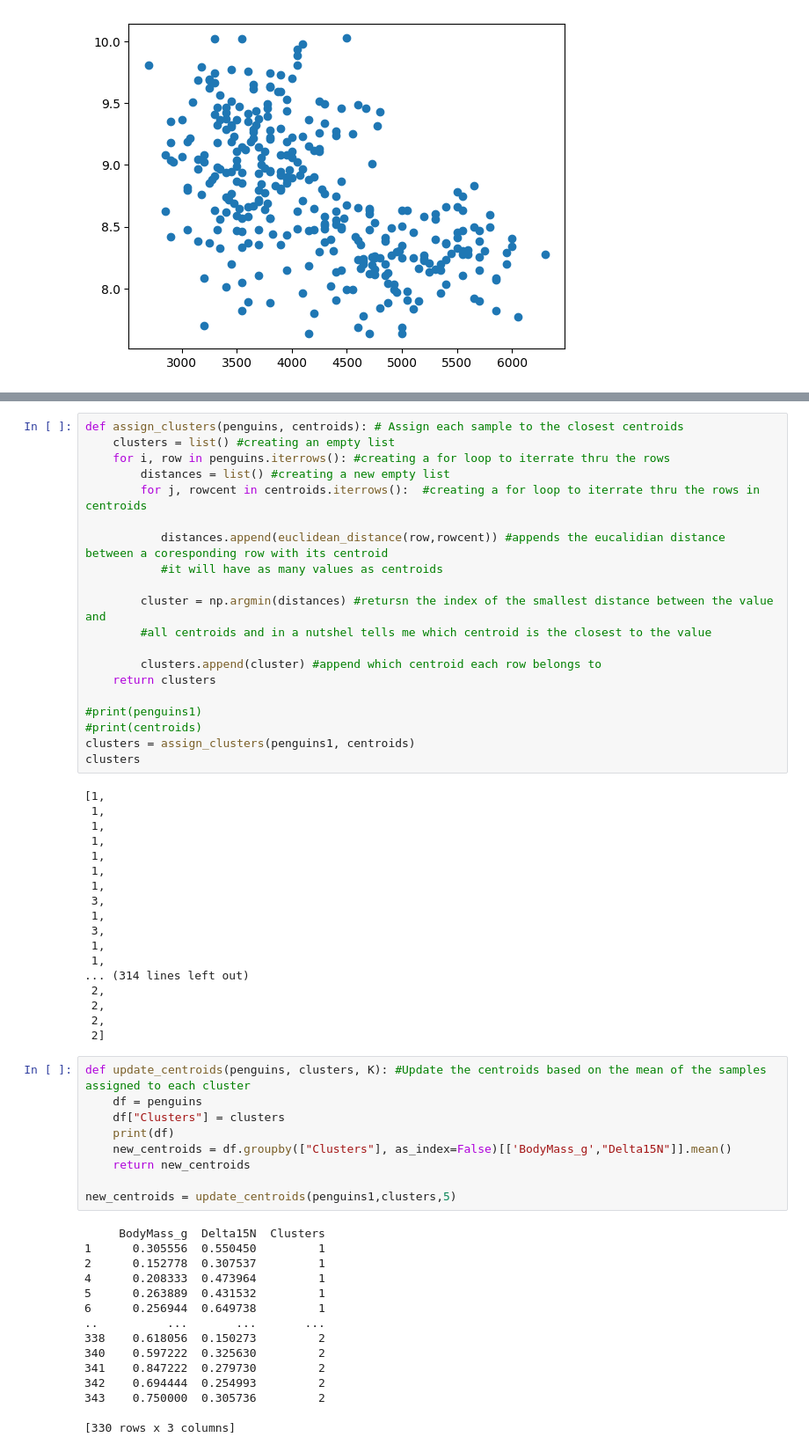
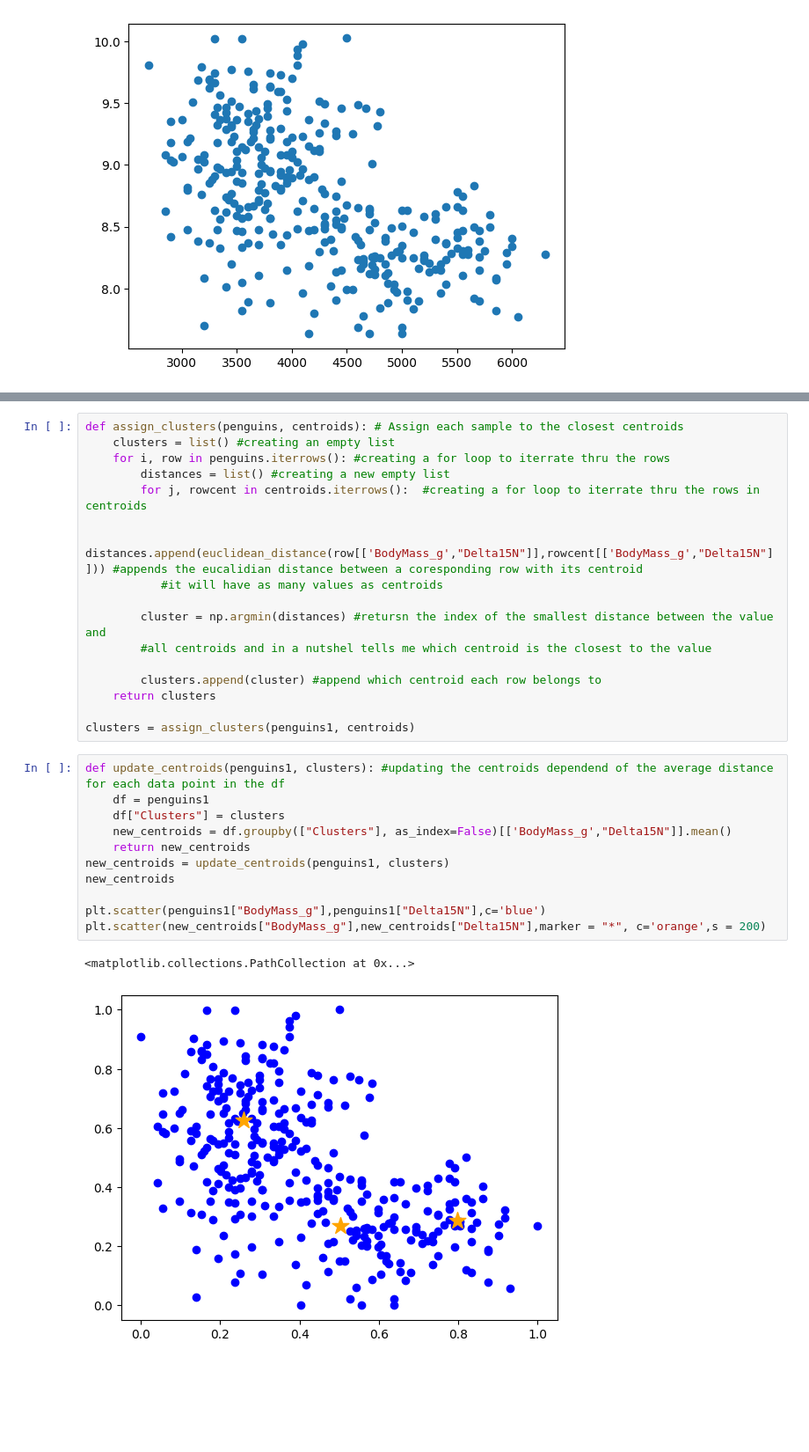
Before and after one commit to emkobg/K-mean-clusters, a Jupyter notebook: KMean_Clustering_solved.ipynb, the cells around one changed output, grey strips where cells are left out. Shown: that part at 88% size. Drawn from its saved outputs; the diff is of its cells as text; blank space fills up the shorter version.

```diff
--- a/KMean_Clustering_solved.ipynb
+++ b/KMean_Clustering_solved.ipynb
@@ -136,7 +107,7 @@ def assign_clusters(penguins, centroids): # Assign each sample to the closest ce
         distances = list() #creating a new empty list
         for j, rowcent in centroids.iterrows():  #creating a for loop to iterrate thru the rows in centroids
 
-           distances.append(euclidean_distance(row,rowcent)) #appends the eucalidian distance between a coresponding row with its centroid
+           distances.append(euclidean_distance(row[['BodyMass_g',"Delta15N"]],rowcent[['BodyMass_g',"Delta15N"]])) #appends the eucalidian distance between a coresponding row with its centroid
            #it will have as many values as centroids
 
         cluster = np.argmin(distances) #retursn the index of the smallest distance between the value and
@@ -145,49 +116,18 @@ def assign_clusters(penguins, centroids): # Assign each sample to the closest ce
         clusters.append(cluster) #append which centroid each row belongs to
     return clusters
 
-#print(penguins1)
-#print(centroids)
 clusters = assign_clusters(penguins1, centroids)
-clusters
-# %% [output]
-[1,
- 1,
- 1,
- 1,
- 1,
- 1,
- 1,
- 3,
- 1,
- 3,
- 1,
- 1,
-... (314 lines left out)
- 2,
- 2,
- 2,
- 2]
 # %%
-def update_centroids(penguins, clusters, K): #Update the centroids based on the mean of the samples assigned to each cluster
-    df = penguins
+def update_centroids(penguins1, clusters): #updating the centroids dependend of the average distance for each data point in the df
+    df = penguins1
     df["Clusters"] = clusters
-    print(df)
     new_centroids = df.groupby(["Clusters"], as_index=False)[['BodyMass_g',"Delta15N"]].mean()
     return new_centroids
+new_centroids = update_centroids(penguins1, clusters)
+new_centroids
 
-new_centroids = update_centroids(penguins1,clusters,5)
+plt.scatter(penguins1["BodyMass_g"],penguins1["Delta15N"],c='blue')
+plt.scatter(new_centroids["BodyMass_g"],new_centroids["Delta15N"],marker = "*", c='orange',s = 200)
 # %% [output]
-     BodyMass_g  Delta15N  Clusters
-1      0.305556  0.550450         1
-2      0.152778  0.307537         1
-4      0.208333  0.473964         1
-5      0.263889  0.431532         1
-6      0.256944  0.649738         1
-..          ...       ...       ...
-338    0.618056  0.150273         2
-340    0.597222  0.325630         2
-341    0.847222  0.279730         2
-342    0.694444  0.254993         2
-343    0.750000  0.305736         2
-
-[330 rows x 3 columns]
+<matplotlib.collections.PathCollection at 0x...>
+[figure, added]
```
Also changed, not shown: parts of 14 cells of this notebook, 6 other files.
